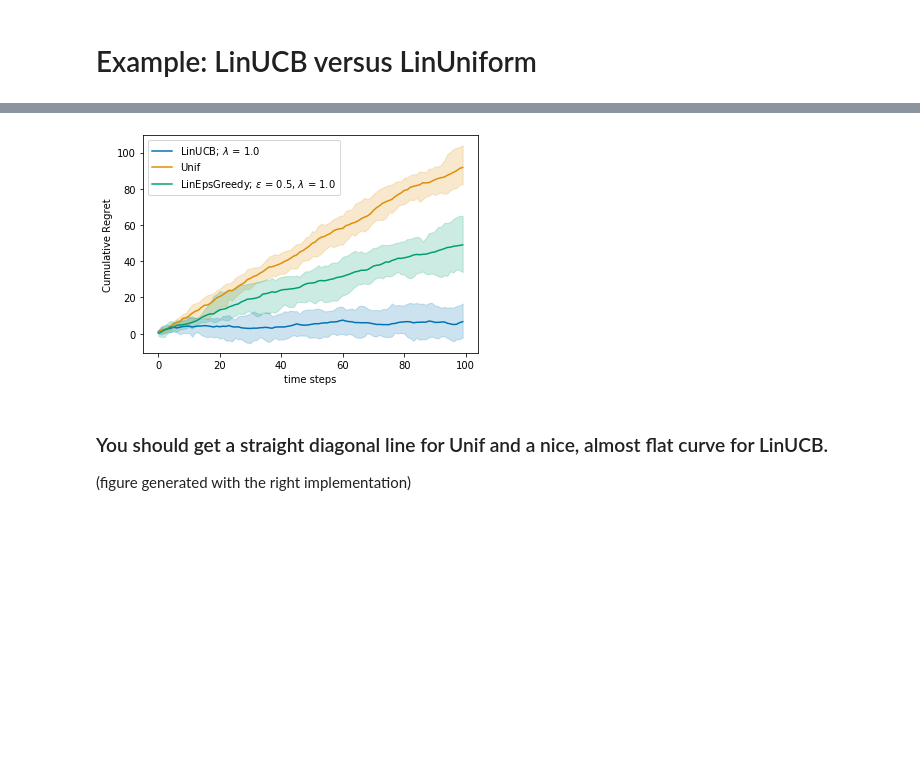
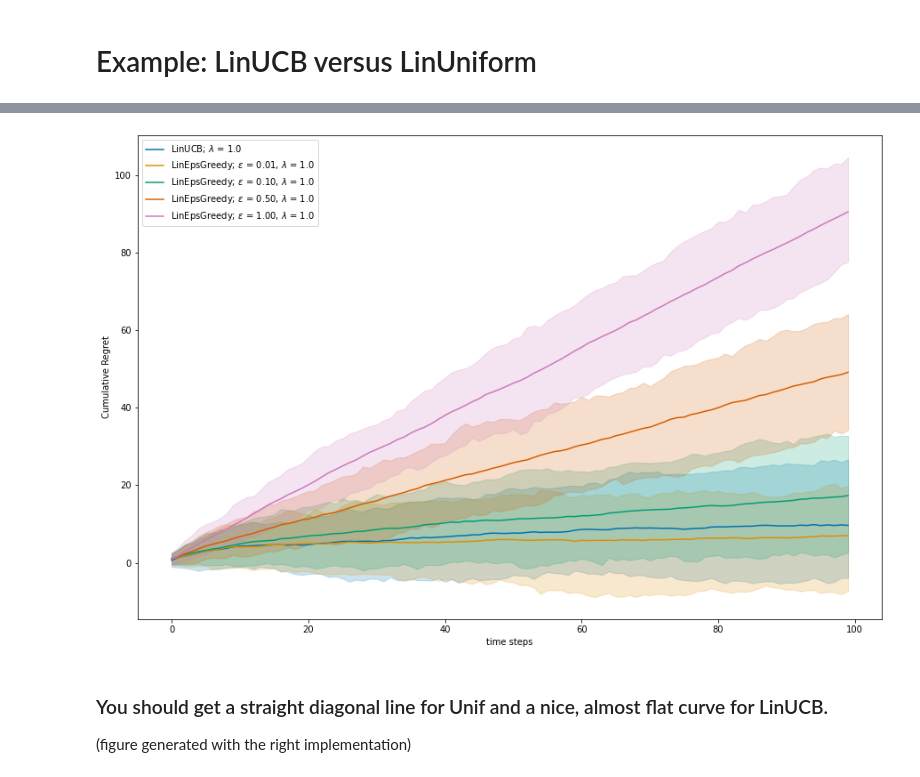
Before and after one commit to EugeneSel/linear-bandits, a Jupyter notebook: StochasticLinearBandits-2021-TBC.ipynb, the cells around one changed output, grey strips where cells are left out. Cells and saved outputs as stored; diff of their text form; code cells hidden in the pictures; blank space fills up the shorter version.

```diff
--- a/StochasticLinearBandits-2021-TBC.ipynb
+++ b/StochasticLinearBandits-2021-TBC.ipynb
@@ -194,7 +194,7 @@ class LinEpsilonGreedy(Agent):
         self.b_n += reward * a
 
     def name(self):
-        return "LinEpsGreedy; $\epsilon$ = {:.1f}, $\lambda$ = {:.1f}".format(self.epsilon, self.lambda_reg)
+        return "LinEpsGreedy; $\epsilon$ = {:.2f}, $\lambda$ = {:.1f}".format(self.epsilon, self.lambda_reg)
 # %%
 class LinUCB(Agent):
     def __init__(self, T, d, delta, lambda_reg, alpha=None):
@@ -390,7 +390,7 @@ theta = np.random.randint(2, size=d)
 theta = theta / np.linalg.norm(theta)
 
 T = 100  # Finite Horizon
-N = 10  # Monte Carlo simulations
+N = 100  # Monte Carlo simulations
 
 delta = 0.1
 
@@ -403,15 +418,13 @@ q = 10
 # %%
+basicGaussianBandit = LinearBandit(theta, K)
+agents = [LinUCB(T, d, delta, lambda_reg=1.)]
+agents += [LinEpsilonGreedy(T, d, epsilon=_epsilon, lambda_reg=1.) for _epsilon in [.01, .1, .5, 1.]]
 
-basicGaussianBandit = LinearBandit(theta, K)
-agent1 = LinUCB(T, d, delta, lambda_reg=1.)
-agent2 = LinUniform()
-agent3 = LinEpsilonGreedy(T, d, epsilon=.5, lambda_reg=1.)
-
-all_data = experiment(basicGaussianBandit, [agent1, agent2, agent3], Nmc=N, T=T)
+all_data = experiment(basicGaussianBandit, agents, Nmc=N, T=T)
 
 plot_regret(all_data)
 # %% [output]
-[figure, old version]
+[figure, new version]
 # %% [markdown]
 ### You should get a straight diagonal line for Unif and a nice, almost flat curve for LinUCB.
 (figure generated with the right implementation)
```
Also changed, not shown: parts of 10 cells of this notebook, 1 other file.
